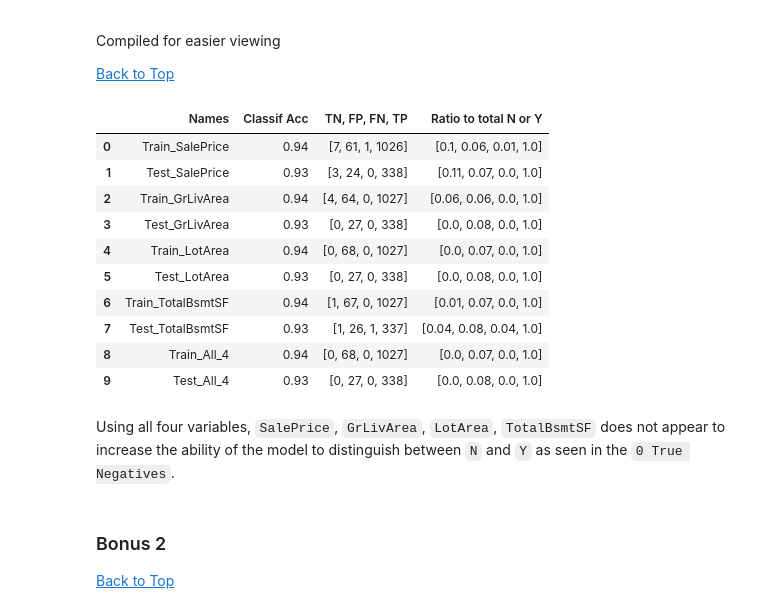
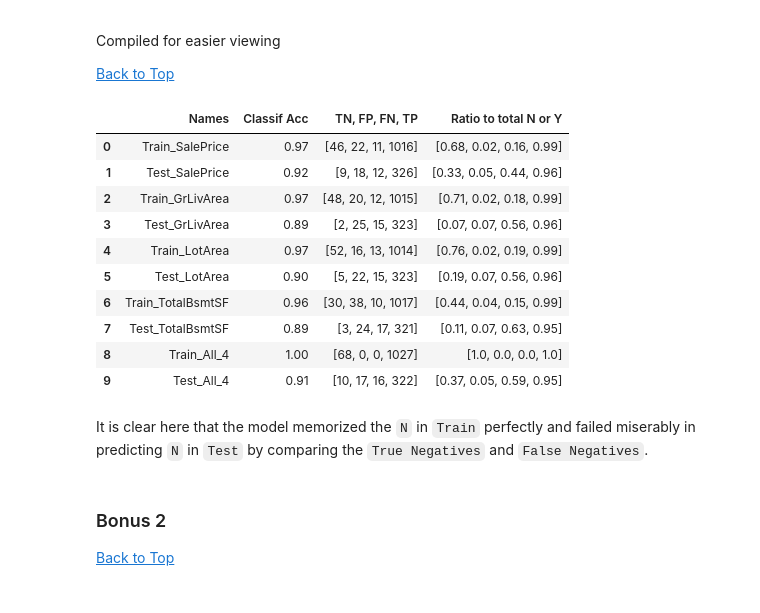
Before and after one commit to NicholasGoh/1016, a Jupyter notebook: Exercise6_suggested.ipynb, the cells around one changed output. Drawn from its saved outputs; the diff is of its cells as text; code cells hidden in the pictures.

```diff
--- a/Exercise6_suggested.ipynb
+++ b/Exercise6_suggested.ipynb
@@ -182,0 +147,13 @@ results = analyze([y_train, y_test], [y_train_pred, y_test_pred],
+# %%
+results = {'ravel': [],
+           'ravel_ratio': [],
+           'score': [],
+           'graph': [],
+           'names': []
+          }
+
+target = houseData['CentralAir']
+# %%
+for uni_feature in ['SalePrice', 'GrLivArea', 'LotArea', 'TotalBsmtSF']:
+    feature = houseData[uni_feature]
+    results = split_analyze(feature, target, results)
@@ -287,27 +243,3 @@ The best model would seem to be `SalePrice` as it has the highest `True Negative
 ### Bonus 1
 
 <a href='#top'>Back to Top</a>
-# %%
-target = houseData['CentralAir']
-features = houseData[['SalePrice', 'GrLivArea', 'LotArea', 'TotalBsmtSF']]
-
-X_train, X_test, y_train, y_test = train_test_split(features, target, test_size = 0.25,
-                                                          random_state = 1)
-names.append('Train_All_4')
-names.append('Test_All_4')
-
-X_train = pd.DataFrame(X_train)
-y_train = pd.DataFrame(y_train)
-X_test = pd.DataFrame(X_test)
-y_test = pd.DataFrame(y_test)
-
-dectree = DecisionTreeClassifier(max_depth = 2)
-dectree.fit(X_train, y_train)
-
-y_train_pred = dectree.predict(X_train)
-y_test_pred = dectree.predict(X_test)
-
-results = analyze(y_true_list = [y_train, y_test], y_pred_list = [y_train_pred, y_test_pred],
-                  results = results,
-                  classes = list(y_test['CentralAir'].unique()),
-                  title = 'Confusion matrix for {}_SalePrice_GrLivArea_LotArea_TotalBsmtSF')
@@ -318,0 +246,4 @@ results = analyze(y_true_list = [y_train, y_test], y_pred_list = [y_train_pred,
+# %%
+multivariate = ['SalePrice', 'GrLivArea', 'LotArea', 'TotalBsmtSF']
+features = houseData[multivariate]
+results = split_analyze(features, target, results, override_title= 'All_4')
@@ -323,23 +268,23 @@ Compiled for easier viewing
 
 <a href='#top'>Back to Top</a>
 # %%
-pd.DataFrame(list(zip(names, results['score'], results['ravel'],
-                      results['ravel_score'])),
+pd.DataFrame(list(zip(results['names'], results['score'], results['ravel'],
+                      results['ravel_ratio'])),
                       columns = ['Names', 'Classif Acc', 'TN, FP, FN, TP', 'Ratio to total N or Y'])
 # %% [output]
 |  | Names | Classif Acc | TN, FP, FN, TP | Ratio to total N or Y |
-| 0 | Train_SalePrice | 0.94 | [7, 61, 1, 1026] | [0.1, 0.06, 0.01, 1.0] |
-| 1 | Test_SalePrice | 0.93 | [3, 24, 0, 338] | [0.11, 0.07, 0.0, 1.0] |
-| 2 | Train_GrLivArea | 0.94 | [4, 64, 0, 1027] | [0.06, 0.06, 0.0, 1.0] |
-| 3 | Test_GrLivArea | 0.93 | [0, 27, 0, 338] | [0.0, 0.08, 0.0, 1.0] |
-| 4 | Train_LotArea | 0.94 | [0, 68, 0, 1027] | [0.0, 0.07, 0.0, 1.0] |
-| 5 | Test_LotArea | 0.93 | [0, 27, 0, 338] | [0.0, 0.08, 0.0, 1.0] |
-| 6 | Train_TotalBsmtSF | 0.94 | [1, 67, 0, 1027] | [0.01, 0.07, 0.0, 1.0] |
-| 7 | Test_TotalBsmtSF | 0.93 | [1, 26, 1, 337] | [0.04, 0.08, 0.04, 1.0] |
-| 8 | Train_All_4 | 0.94 | [0, 68, 0, 1027] | [0.0, 0.07, 0.0, 1.0] |
-| 9 | Test_All_4 | 0.93 | [0, 27, 0, 338] | [0.0, 0.08, 0.0, 1.0] |
+| 0 | Train_SalePrice | 0.97 | [46, 22, 11, 1016] | [0.68, 0.02, 0.16, 0.99] |
+| 1 | Test_SalePrice | 0.92 | [9, 18, 12, 326] | [0.33, 0.05, 0.44, 0.96] |
+| 2 | Train_GrLivArea | 0.97 | [48, 20, 12, 1015] | [0.71, 0.02, 0.18, 0.99] |
+| 3 | Test_GrLivArea | 0.89 | [2, 25, 15, 323] | [0.07, 0.07, 0.56, 0.96] |
+| 4 | Train_LotArea | 0.97 | [52, 16, 13, 1014] | [0.76, 0.02, 0.19, 0.99] |
+| 5 | Test_LotArea | 0.90 | [5, 22, 15, 323] | [0.19, 0.07, 0.56, 0.96] |
+| 6 | Train_TotalBsmtSF | 0.96 | [30, 38, 10, 1017] | [0.44, 0.04, 0.15, 0.99] |
+| 7 | Test_TotalBsmtSF | 0.89 | [3, 24, 17, 321] | [0.11, 0.07, 0.63, 0.95] |
+| 8 | Train_All_4 | 1.00 | [68, 0, 0, 1027] | [1.0, 0.0, 0.0, 1.0] |
+| 9 | Test_All_4 | 0.91 | [10, 17, 16, 322] | [0.37, 0.05, 0.59, 0.95] |
-# %% [markdown]
-Using all four variables, `SalePrice`, `GrLivArea`, `LotArea`, `TotalBsmtSF` does not appear to increase the ability of the model to distinguish between `N` and `Y` as seen in the `0 True Negatives`.
+# %% [markdown]
+It is clear here that the model memorized the `N` in `Train` perfectly and failed miserably in predicting `N` in `Test` by comparing the `True Negatives` and `False Negatives`.
 # %% [markdown]
 <a id='bonus2'></a>
 
```
Also changed, not shown: parts of 44 cells of this notebook.
